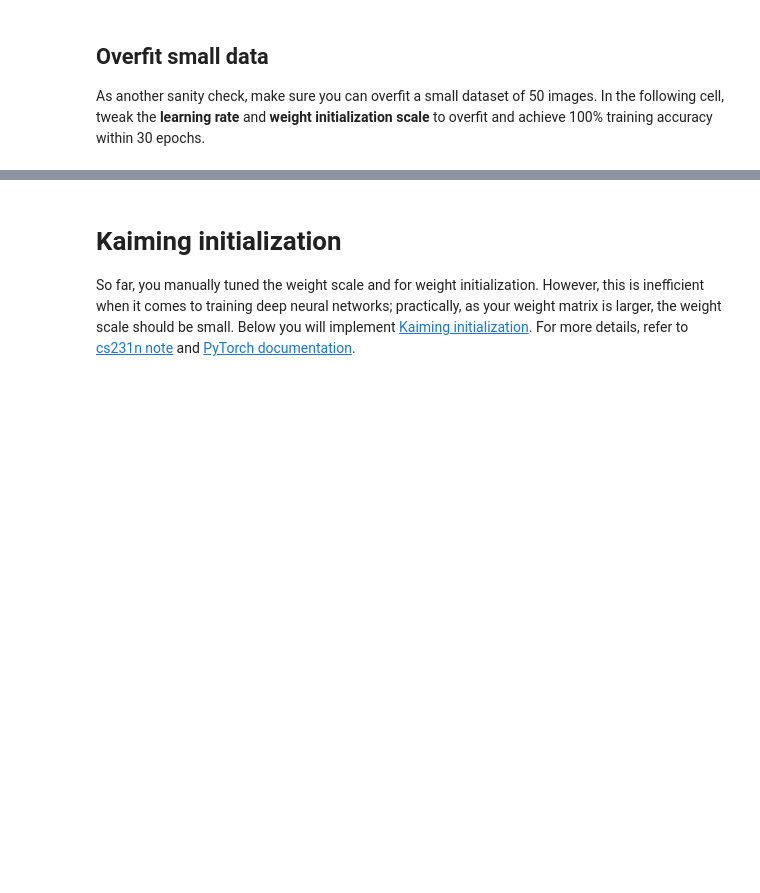
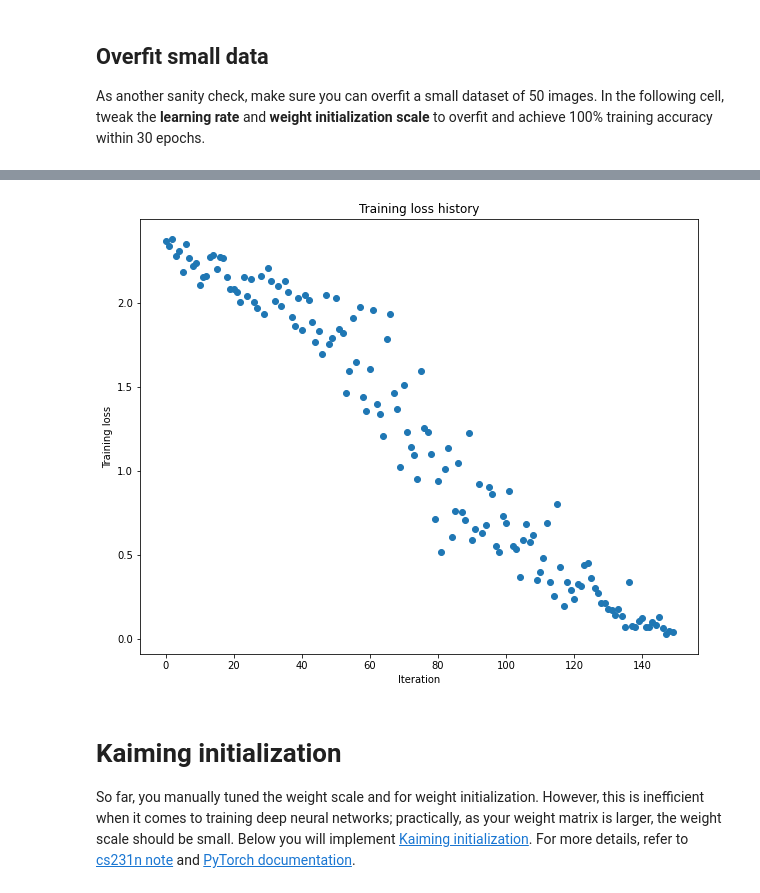
Before and after one commit to colinky/eecs498.007_cnn, a Jupyter notebook: a3_convolutional_networks.ipynb, the cells around one changed output, grey strips where cells are left out. Cells and saved outputs as stored; diff of their text form; code cells hidden in the pictures; blank space fills up the shorter version.

```diff
--- a/a3_convolutional_networks.ipynb
+++ b/a3_convolutional_networks.ipynb
@@ -380,7 +456,18 @@ def max_pool_backward(dout, cache):
   # TODO: Implement the max-pooling backward pass                             #
   #############################################################################
   # Replace "pass" statement with your code
-  pass
+  x, pool_param = cache
+  N, C, H, W = x.shape
+  pool_height, pool_width, stride = pool_param['pool_height'], pool_param['pool_width'], pool_param['stride']
+  dx = torch.zeros_like(x, device=x.device, dtype=x.dtype)
+  for i in range(N):
+    for j in range(C):
+      for k in range(H):
+        k_pool = k // stride
+        for m in range(W):
+          m_pool = m // stride
+          if x[i, j, k, m] == torch.max(x[i, j, k_pool*stride:k_pool*stride+pool_height, m_pool*stride:m_pool*stride+pool_width]):
+            dx[i, j, k, m] = dout[i, j, k_pool, m_pool]
   #############################################################################
   #                              END OF YOUR CODE                             #
   #############################################################################
@@ -725,7 +861,17 @@ class ThreeLayerConvNet(object):
     # the start of the loss() function to see how that happens.                #
     ############################################################################
     # Replace "pass" statement with your code
-    pass
+    self.filter_size = filter_size
+    conv_param = {'stride': 1, 'pad': (filter_size - 1) // 2}
+    pool_param = {'pool_height': 2, 'pool_width': 2, 'stride': 2}
+    pool_h, pool_w, pool_str = pool_param['pool_height'], pool_param['pool_width'], pool_param['stride']
+    C, H, W = input_dims
+    self.params['W1'] = torch.randn(size=(num_filters, C, filter_size, filter_size), dtype=dtype, device=device) * weight_scale
+    self.params['b1'] = torch.zeros(size=(num_filters, ), dtype=dtype, device=device)
+    self.params['W2'] = torch.randn(size=(num_filters * (H//pool_h) * (W//pool_w), hidden_dim), dtype=dtype, device=device) * weight_scale
+    self.params['b2'] = torch.zeros(size=(hidden_dim, ), dtype=dtype, device=device)
+    self.params['W3'] = torch.randn(size=(hidden_dim, num_classes), dtype=dtype, device=device)*weight_scale
+    self.params['b3'] = torch.zeros(size=(num_classes, ), dtype=dtype, device=device)
     ############################################################################
     #                             END OF YOUR CODE                             #
     ############################################################################
@@ -758,7 +904,9 @@ class ThreeLayerConvNet(object):
     # Remember you can use the functions defined in your implementation above. #
     ############################################################################
     # Replace "pass" statement with your code
-    pass
+    out1, cache1 = Conv_ReLU_Pool.forward(X, W1, b1, conv_param, pool_param)
+    out2, cache2 = Linear_ReLU.forward(out1, W2, b2)
+    scores, score_cache = Linear.forward(out2, W3, b3)
     ############################################################################
     #                             END OF YOUR CODE                             #
     ############################################################################
@@ -778,7 +926,16 @@ class ThreeLayerConvNet(object):
     # a factor of 0.5                                                          #
     ############################################################################
     # Replace "pass" statement with your code
-    pass
+    loss, grad_loss = softmax_loss(scores, y)
+    loss += self.reg * (torch.sum(W1 ** 2) + torch.sum(W2 ** 2) + torch.sum(W3 ** 2))
+
+    dh2, grads['W3'], grads['b3'] = Linear.backward(grad_loss, score_cache)
+    dh1, grads['W2'], grads['b2'] = Linear_ReLU.backward(dh2, cache2)
+    _, grads['W1'], grads['b1'] = Conv_ReLU_Pool.backward(dh1, cache1)
+
+    grads['W3'] += 2 * self.reg * W3
+    grads['W2'] += 2 * self.reg * W2
+    grads['W1'] += 2 * self.reg * W1
     ############################################################################
     #                             END OF YOUR CODE                             #
     ############################################################################
@@ -1131,7 +1473,8 @@ learning_rate = 1e-5  # Experiment with this!
 # training accuracy within 30 epochs.                                      #
 ############################################################################
 # Replace "pass" statement with your code
-pass
+weight_scale = 1e-1   # Experiment with this!
+learning_rate = 1e-3  # Experiment with this!
 ############################################################################
 #                             END OF YOUR CODE                             #
 ############################################################################
@@ -1154,3 +1497,4 @@ plt.title('Training loss history')
 plt.xlabel('Iteration')
 plt.ylabel('Training loss')
 plt.show()
+# %% [output]
@@ -1157,3 +1518,4 @@ plt.show()
+[figure, added]
 # %% [markdown]
 # Kaiming initialization
 So far, you manually tuned the weight scale and for weight initialization.
```
Also changed, not shown: parts of 49 cells of this notebook.
